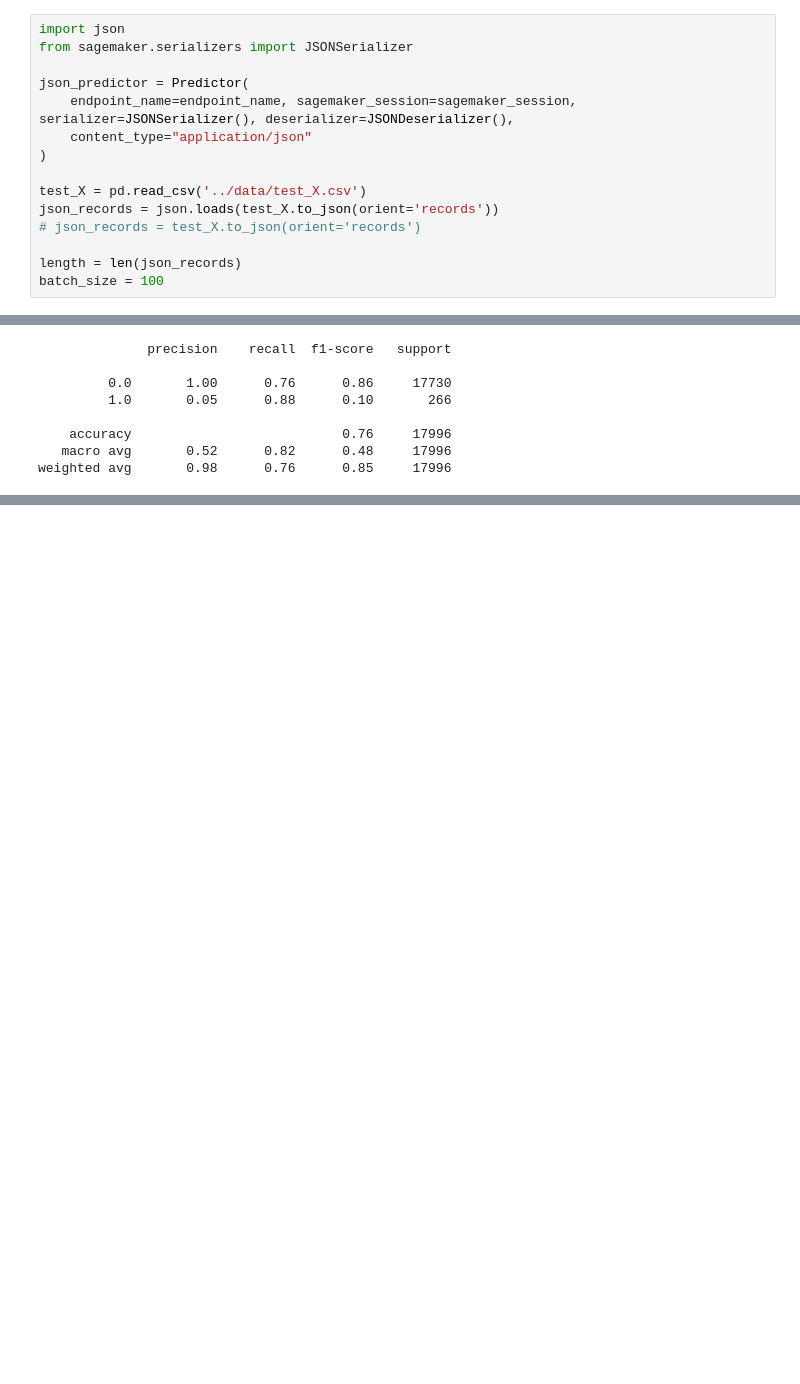
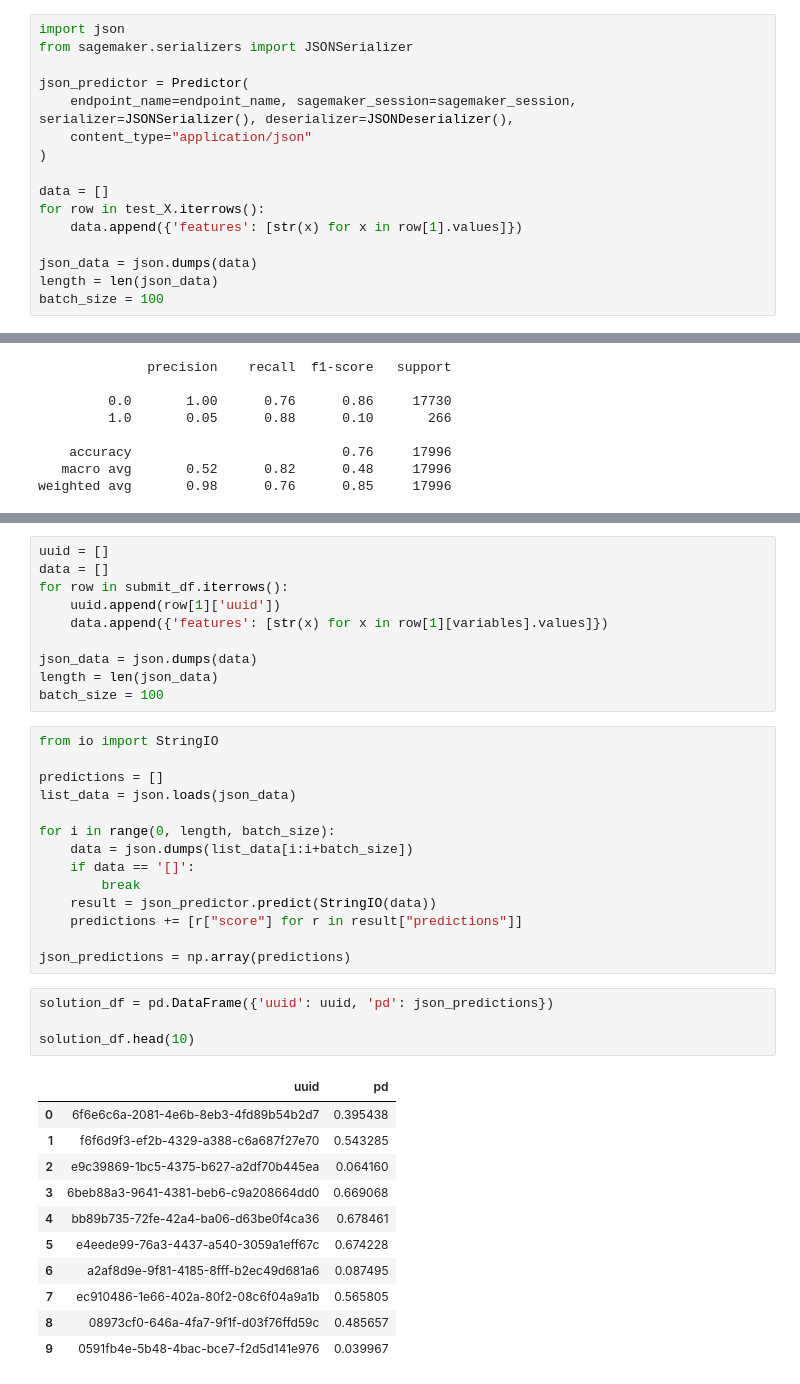
Before and after one commit to susumu2357/task, a Jupyter notebook: notebook/train.ipynb, the cells around one changed output, grey strips where cells are left out. Drawn from its saved outputs; the diff is of its cells as text; blank space fills up the shorter version.

```diff
--- a/notebook/train_test.ipynb
+++ b/notebook/train.ipynb
@@ -507,11 +511,12 @@ json_predictor = Predictor(
     content_type="application/json"
 )
 
-test_X = pd.read_csv('../data/test_X.csv')
-json_records = json.loads(test_X.to_json(orient='records'))
-# json_records = test_X.to_json(orient='records')
+data = []
+for row in test_X.iterrows():
+    data.append({'features': [str(x) for x in row[1].values]})
 
-length = len(json_records)
+json_data = json.dumps(data)
+length = len(json_data)
 batch_size = 100
 # %% [output]
 content_type is a no-op in sagemaker>=2.
@@ -734,0 +732,40 @@ df
+# %%
+uuid = []
+data = []
+for row in submit_df.iterrows():
+    uuid.append(row[1]['uuid'])
+    data.append({'features': [str(x) for x in row[1][variables].values]})
+
+json_data = json.dumps(data)
+length = len(json_data)
+batch_size = 100
+# %%
+from io import StringIO
+
+predictions = []
+list_data = json.loads(json_data)
+
+for i in range(0, length, batch_size):
+    data = json.dumps(list_data[i:i+batch_size])
+    if data == '[]':
+        break
+    result = json_predictor.predict(StringIO(data))
+    predictions += [r["score"] for r in result["predictions"]]
+
+json_predictions = np.array(predictions)
+# %%
+solution_df = pd.DataFrame({'uuid': uuid, 'pd': json_predictions})
+
+solution_df.head(10)
+# %% [output]
+|  | uuid | pd |
+| 0 | 6f6e6c6a-2081-4e6b-8eb3-4fd89b54b2d7 | 0.395438 |
+| 1 | f6f6d9f3-ef2b-4329-a388-c6a687f27e70 | 0.543285 |
+| 2 | e9c39869-1bc5-4375-b627-a2df70b445ea | 0.064160 |
+| 3 | 6beb88a3-9641-4381-beb6-c9a208664dd0 | 0.669068 |
+| 4 | bb89b735-72fe-42a4-ba06-d63be0f4ca36 | 0.678461 |
+| 5 | e4eede99-76a3-4437-a540-3059a1eff67c | 0.674228 |
+| 6 | a2af8d9e-9f81-4185-8fff-b2ec49d681a6 | 0.087495 |
+| 7 | ec910486-1e66-402a-80f2-08c6f04a9a1b | 0.565805 |
+| 8 | 08973cf0-646a-4fa7-9f1f-d03f76ffd59c | 0.485657 |
+| 9 | 0591fb4e-5b48-4bac-bce7-f2d5d141e976 | 0.039967 |
```
Also changed, not shown: parts of 25 cells of this notebook, 1 other file.
